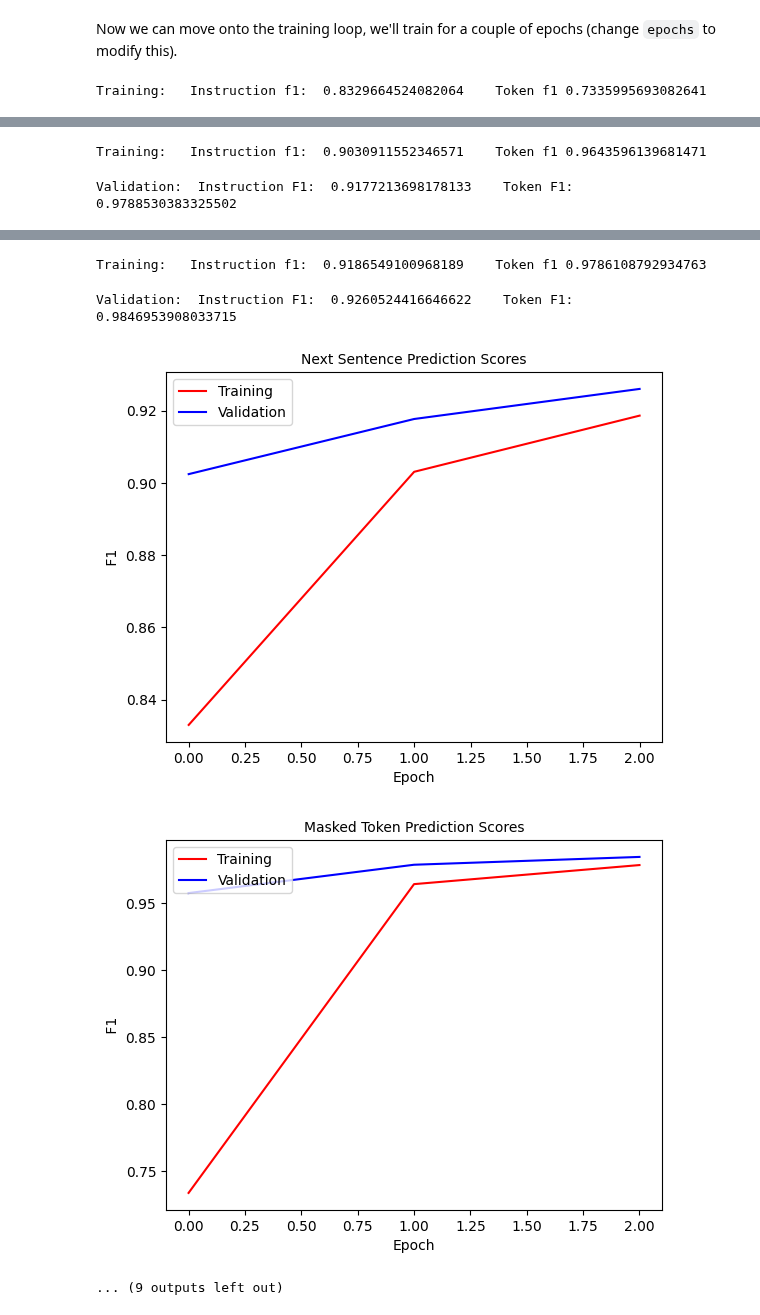
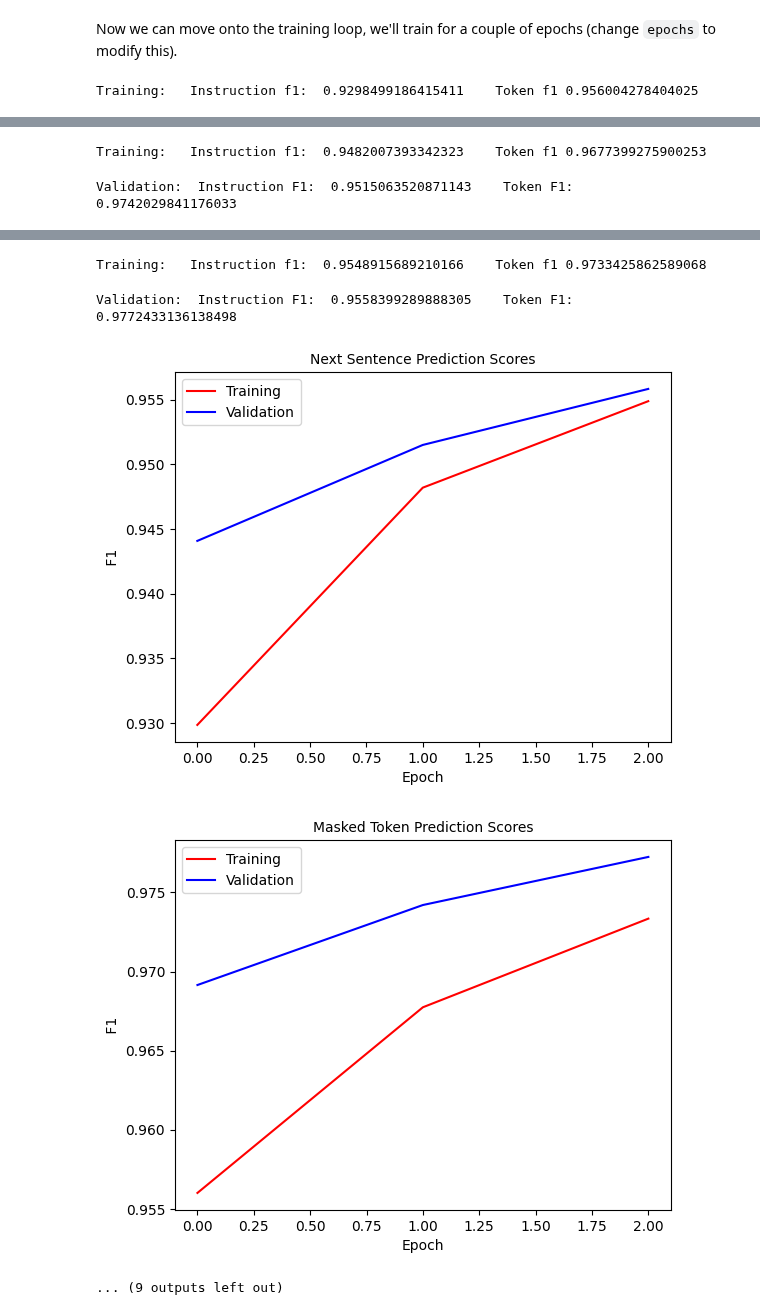
Before and after one commit to analognahid/reverse, a Jupyter notebook: codes/ML/DDG AND MLM Training.ipynb, the cells around one changed output, grey strips where cells are left out. Cells and saved outputs as stored; diff of their text form; code cells hidden in the pictures.

```diff
--- a/codes/ML/DDG AND MLM Training.ipynb
+++ b/codes/ML/DDG AND MLM Training.ipynb
@@ -11,7 +11,7 @@ True
 
 import sys,os, pickle
 
-with (open('DFGDATA.pkl' , "rb")) as openfile:
+with (open('02_d4_DFGDATA.pkl' , "rb")) as openfile:
     all_input_list , all_label_list = pickle.load(openfile)
 # %%
 all_input_list = all_input_list #[:100]
@@ -19,12 +19,15 @@ all_label_list = all_label_list #[:100]
 # %% [markdown]
 # Creating the pipeline
 # %%
+import torch
 from transformers import BertTokenizer, BertForNextSentencePrediction,BertForPreTraining
-import torch
+
 
 # tokenizer = BertTokenizer.from_pretrained('bert-base-uncased')
+# tokenizer  = BertTokenizer.from_pretrained("./multytask-tokenizer")
 
-tokenizer = BertTokenizer.from_pretrained("./multytask-tokenizer")
+tokenizer = BertTokenizer.from_pretrained("./multytask-tokenizer_optim_2_d4")
+# BertTokenizer.from_pretrained
 # model = BertForNextSentencePrediction.from_pretrained('bert-base-uncased')
 model = BertForPreTraining.from_pretrained('bert-base-uncased')
 # %% [markdown]
@@ -197,7 +199,7 @@ optim = AdamW(model.parameters(), lr=5e-6)
 
 
 
-epochs = 1000
+epochs = 10
 counter = 0
 
 global_instruction_metrices = []
@@ -283,7 +285,9 @@ for epoch in range(epochs):
     ###########################################
     ###############  EVAL Validation  #########
     ###########################################
-
+    # Save the trained model weights
+#     model.save_weights("weights/wghts" + str(epoch + 1) + ".ckpt")
+    model.save_pretrained('/home/raisul/models/pretrain_100k_O2' )
     with torch.no_grad():
         model.eval()
 #         v_predictions_all, v_ground_truths_all = None, None
@@ -349,4 +353,4 @@ for epoch in range(epochs):
     plot_graph(global_instruction_metrices, v_global_instruction_metrices, 'Next Sentence Prediction Scores')
     plot_graph(global_token_metrices, v_global_token_metrices, 'Masked Token Prediction Scores')
 # %% [output]
-Training:   Instruction f1:  0.8329664524082064    Token f1 0.7335995693082641
+Training:   Instruction f1:  0.9298499186415411    Token f1 0.956004278404025
@@ -356,2 +360,2 @@ Validation:  Instruction F1:  0.9024473981068223    Token F1:  0.957674991070250
-Training:   Instruction f1:  0.9030911552346571    Token f1 0.9643596139681471
+Training:   Instruction f1:  0.9482007393342323    Token f1 0.9677399275900253
-Validation:  Instruction F1:  0.9177213698178133    Token F1:  0.9788530383325502
+Validation:  Instruction F1:  0.9515063520871143    Token F1:  0.9742029841176033
@@ -360,5 +364,5 @@ Validation:  Instruction F1:  0.9177213698178133    Token F1:  0.978853038332550
-Training:   Instruction f1:  0.9186549100968189    Token f1 0.9786108792934763
+Training:   Instruction f1:  0.9548915689210166    Token f1 0.9733425862589068
-Validation:  Instruction F1:  0.9260524416646622    Token F1:  0.9846953908033715
+Validation:  Instruction F1:  0.9558399289888305    Token F1:  0.9772433136138498
-[figure, old version]
+[figure, new version]
-[figure, old version]
+[figure, new version]
 ... (9 outputs left out)
```
Also changed, not shown: parts of 6 cells of this notebook, 56 other files.
